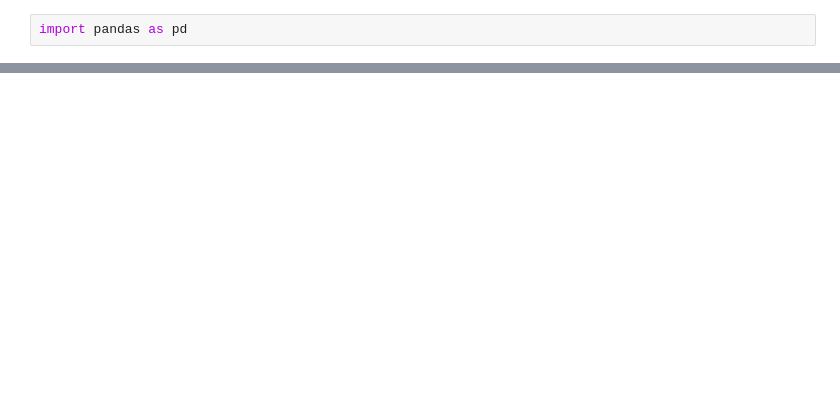
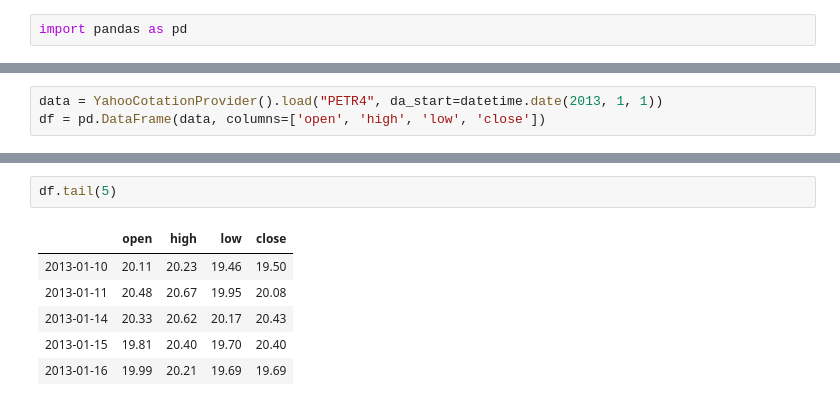
Before and after one commit to rhlobo/bigtempo, a Jupyter notebook: ipy-notebooks/YahooCotationProvider.ipynb, the cells around one changed output, grey strips where cells are left out. Cells and saved outputs as stored; diff of their text form; blank space fills up the shorter version.

```diff
--- a/ipy-notebooks/YahooCotationProvider.ipynb
+++ b/ipy-notebooks/YahooCotationProvider.ipynb
@@ -44,0 +47,3 @@ v.keys()
+# %%
+data = YahooCotationProvider().load("PETR4", da_start=datetime.date(2013, 1, 1))
+df = pd.DataFrame(data, columns=['open', 'high', 'low', 'close'])
@@ -44,0 +92,9 @@ v.keys()
+# %%
+df.tail(5)
+# %% [output]
+|  | open | high | low | close |
+| 2013-01-10 | 20.11 | 20.23 | 19.46 | 19.50 |
+| 2013-01-11 | 20.48 | 20.67 | 19.95 | 20.08 |
+| 2013-01-14 | 20.33 | 20.62 | 20.17 | 20.43 |
+| 2013-01-15 | 19.81 | 20.40 | 19.70 | 20.40 |
+| 2013-01-16 | 19.99 | 20.21 | 19.69 | 19.69 |
```
Also changed, not shown: parts of 8 cells of this notebook, 21 other files.
